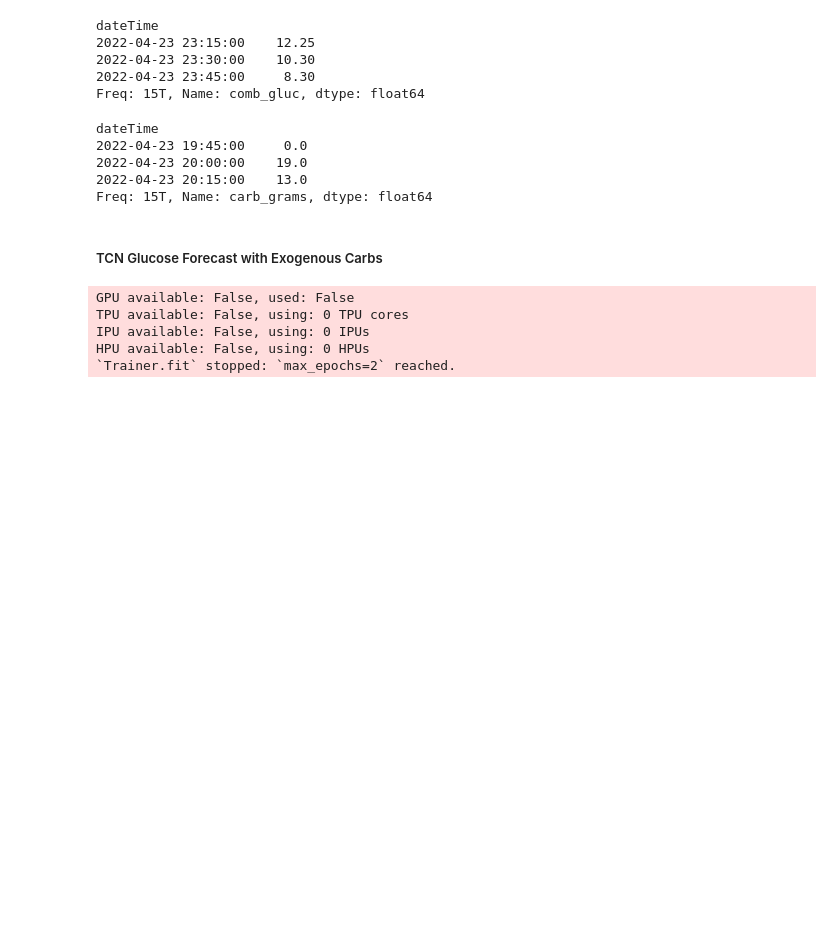
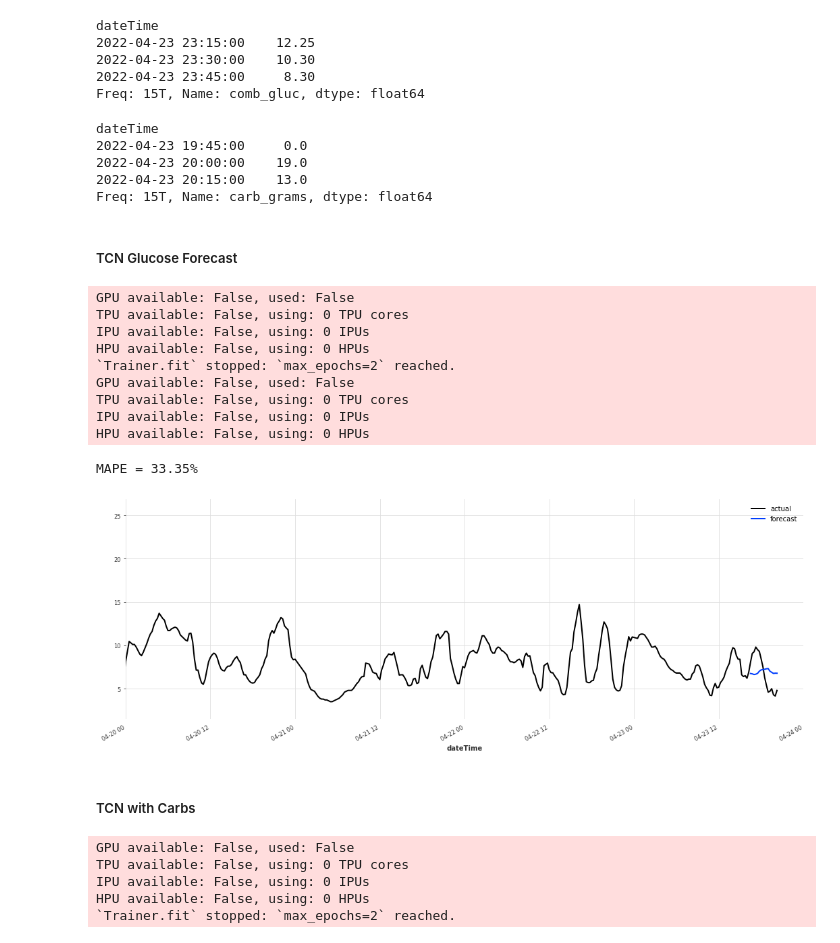
Before and after one commit to inaug22/capstone3, a Jupyter notebook: notebooks/glucose_wrangling+EDA.ipynb, the cells around one changed output. Cells and saved outputs as stored; diff of their text form; code cells hidden in the pictures; blank space fills up the shorter version.

```diff
--- a/notebooks/glucose_wrangling+EDA.ipynb
+++ b/notebooks/glucose_wrangling+EDA.ipynb
@@ -972,11 +970,36 @@ dts_carbs = ts.from_series(series_carbs)
 train_gluc, val_gluc = dts_gluc[:-16], dts_gluc[-16:]
 train_carbs, val_carbs = dts_carbs[:-16], dts_carbs[-16:]
 # %% [markdown]
-##### TCN Glucose Forecast with Exogenous Carbs
+##### TCN Glucose Forecast
 # %%
 tcn_model = TCNModel(
     input_chunk_length=384, output_chunk_length=16, n_epochs=2, random_state=42
 )
+# %%
+# inserting TCN without covars here...
+tcn_model.fit(series=[train_gluc], verbose=False)
+forecast = tcn_model.predict(n=16, series=train_gluc)
+from darts.metrics import mape
+fig, ax = plt.subplots(figsize=(18, 6))
+dts_gluc.plot(label="actual", ax=ax)
+forecast.plot(label="forecast")
+ax.set_xlim(pd.to_datetime('2022-04-20'), end_date)
+plt.legend()
+print("MAPE = {:.2f}%".format(mape(dts_gluc, forecast)))
+# %% [output]
+GPU available: False, used: False
+TPU available: False, using: 0 TPU cores
+IPU available: False, using: 0 IPUs
+HPU available: False, using: 0 HPUs
+`Trainer.fit` stopped: `max_epochs=2` reached.
+GPU available: False, used: False
+TPU available: False, using: 0 TPU cores
+IPU available: False, using: 0 IPUs
+HPU available: False, using: 0 HPUs
+MAPE = 33.35%
+[figure, added]
+# %% [markdown]
+##### TCN with Carbs
 # %%
 # Fit the TCN model to the training data
 tcn_model.fit(series=[train_gluc],
```
Also changed, not shown: parts of 6 cells of this notebook.
